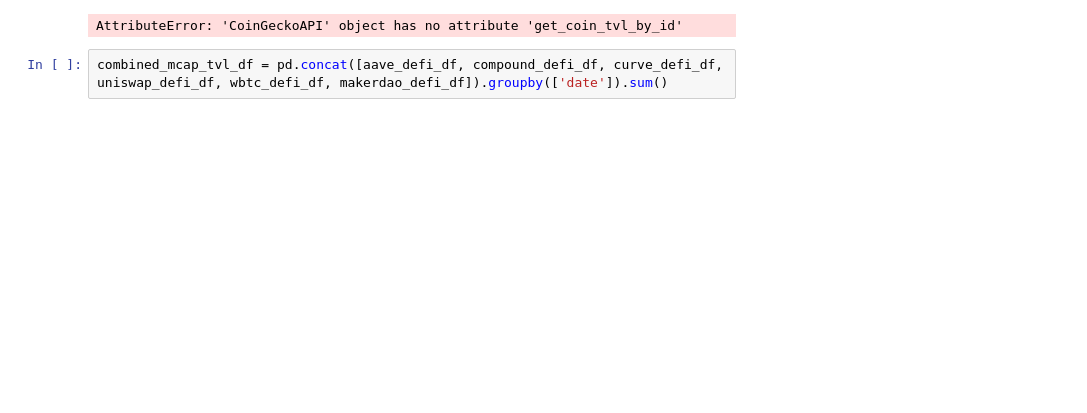
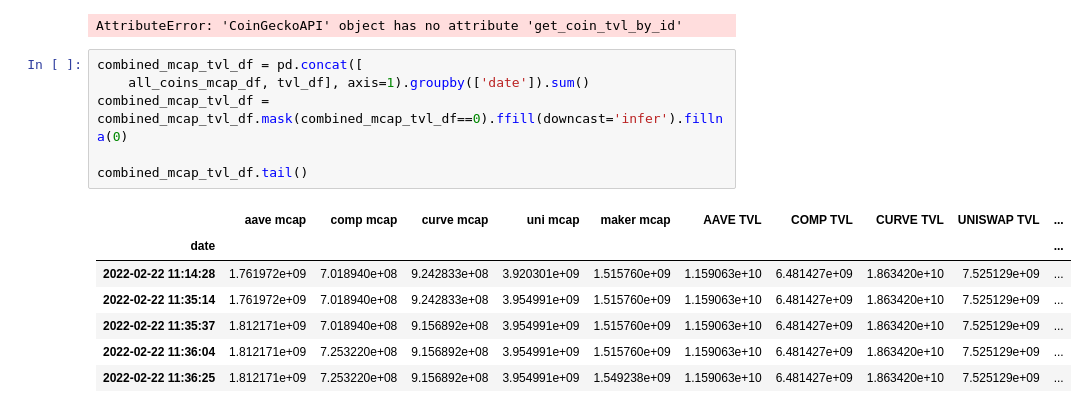
Before and after one commit to timtennyson/Defi-DApps-Investment-Analyzer, a Jupyter notebook: dataframe.ipynb, the cells around one changed output. Saved outputs shown, nothing was run; the diff lists cells and outputs as text; blank space fills up the shorter version.

```diff
--- a/dataframe.ipynb
+++ b/dataframe.ipynb
@@ -352,4 +412,16 @@ all_coins_mcap_df.dropna().tail()
 # %% [output]
 AttributeError: 'CoinGeckoAPI' object has no attribute 'get_coin_tvl_by_id'
 # %%
-combined_mcap_tvl_df = pd.concat([aave_defi_df, compound_defi_df, curve_defi_df, uniswap_defi_df, wbtc_defi_df, makerdao_defi_df]).groupby(['date']).sum()
+combined_mcap_tvl_df = pd.concat([
+    all_coins_mcap_df, tvl_df], axis=1).groupby(['date']).sum()
+combined_mcap_tvl_df = combined_mcap_tvl_df.mask(combined_mcap_tvl_df==0).ffill(downcast='infer').fillna(0)
+
+combined_mcap_tvl_df.tail()
+# %% [output]
+|  | aave mcap | comp mcap | curve mcap | uni mcap | maker mcap | AAVE TVL | COMP TVL | CURVE TVL | UNISWAP TVL | ... |
+| date |  |  |  |  |  |  |  |  |  | ... |
+| 2022-02-22 11:14:28 | 1.761972e+09 | 7.018940e+08 | 9.242833e+08 | 3.920301e+09 | 1.515760e+09 | 1.159063e+10 | 6.481427e+09 | 1.863420e+10 | 7.525129e+09 | ... |
+| 2022-02-22 11:35:14 | 1.761972e+09 | 7.018940e+08 | 9.242833e+08 | 3.954991e+09 | 1.515760e+09 | 1.159063e+10 | 6.481427e+09 | 1.863420e+10 | 7.525129e+09 | ... |
+| 2022-02-22 11:35:37 | 1.812171e+09 | 7.018940e+08 | 9.156892e+08 | 3.954991e+09 | 1.515760e+09 | 1.159063e+10 | 6.481427e+09 | 1.863420e+10 | 7.525129e+09 | ... |
+| 2022-02-22 11:36:04 | 1.812171e+09 | 7.253220e+08 | 9.156892e+08 | 3.954991e+09 | 1.515760e+09 | 1.159063e+10 | 6.481427e+09 | 1.863420e+10 | 7.525129e+09 | ... |
+| 2022-02-22 11:36:25 | 1.812171e+09 | 7.253220e+08 | 9.156892e+08 | 3.954991e+09 | 1.549238e+09 | 1.159063e+10 | 6.481427e+09 | 1.863420e+10 | 7.525129e+09 | ... |
```
Also changed, not shown: parts of 4 cells of this notebook.
